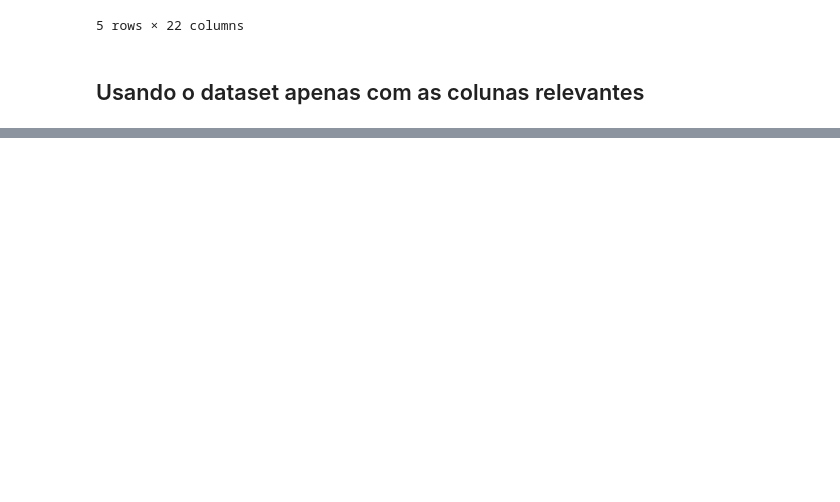
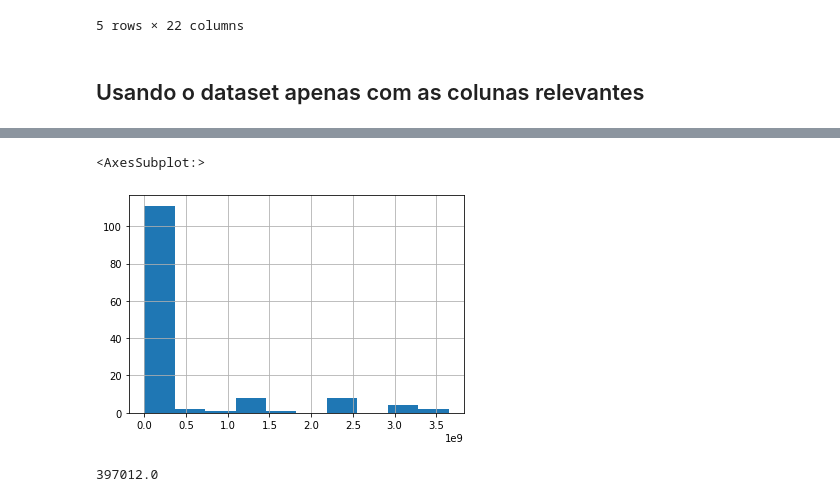
Before and after one commit to mbs8/IF679-ciencia-de-dados, a Jupyter notebook: 1-initial-analysis.ipynb, the cells around one changed output, grey strips where cells are left out. Drawn from its saved outputs; the diff is of its cells as text; code cells hidden in the pictures; blank space fills up the shorter version.

Commit message:
Limpa dados de preço com outliers

```diff
--- a/1-initial-analysis.ipynb
+++ b/1-initial-analysis.ipynb
@@ -126,0 +158,17 @@ sns.pairplot(df, hue='price')
+# %%
+too_high_price_df = df[df['price'] > 200000]
+too_high_price_df['price'].hist()
+# %% [output]
+<AxesSubplot:>
+[figure, added]
+# %%
+# Calculando o total de possíveis outliers de acordo com o preço
+outliers = len(too_low_price_df) + len(too_high_price_df)
+outliers
+
+# Calculando a quantidade de anúncios do dataset ao retirar os outliers de preço
+percent = (1 - (outliers / len(df)))
+offers = len(df) * percent
+offers
+# %% [output]
+397012.0
```
Also changed, not shown: parts of 29 cells of this notebook.
